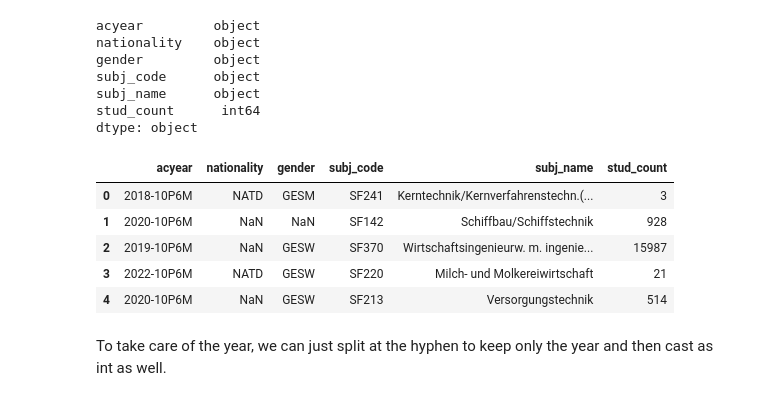
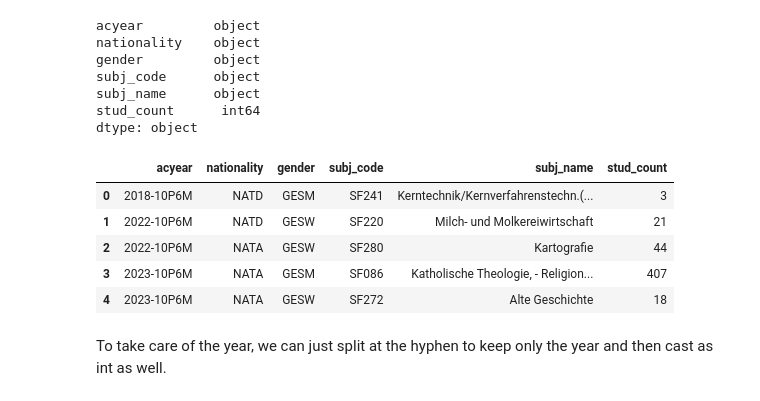
Before and after one commit to gfkpth/project-2-eda-sql, a Jupyter notebook: core_EDA.ipynb, the cells around one changed output. Saved outputs shown, nothing was run; the diff lists cells and outputs as text; code cells hidden in the pictures.

```diff
--- a/core_EDA.ipynb
+++ b/core_EDA.ipynb
@@ -35,8 +35,7 @@ import seaborn as sns
 # fields of study, all Germany 2018-2024
 # using the non-flat csv
 # https://www-genesis.destatis.de/datenbank/online/statistic/21311/table/21311-0003
-stud = pd.read_csv('./datasets/21311-0003_de_flat_2018-2024_GER.csv',sep=';')
-stud_nofl = pd.read_csv('./datasets/21311-0003_de_2018-2024_GER.csv',sep=';')
+stud = pd.read_csv('./datasets/raw/21311-0003_de_flat_allstudents.csv',sep=';')
 
 # for alternative table with data per state see:
 # https://www-genesis.destatis.de/datenbank/online/statistic/21311/table/21311-0006
@@ -149,4 +162,4 @@ colname_remap = {
 # %%
-df = stud.drop(remove_cols,axis='columns')
-df = df.rename(columns=colname_remap)
+st_all = stud.drop(remove_cols,axis='columns')
+st_all = st_all.rename(columns=colname_remap)
 # %%
@@ -173,7 +186,7 @@ df.loc[df.stud_count == '0']
 Currently, zero values are represented by '-', so we replace all instances of '-' by 0.
 # %%
 # replace all instances of '-' in stud_count by 0
-df.stud_count = df.stud_count.str.replace('-','0')
-df.loc[df.stud_count == '0']
+st_all.stud_count = st_all.stud_count.str.replace('-','0')
+st_all.loc[st_all.stud_count == '0']
 # %% [output]
 |  | acyear | nationality | gender | subj_code | subj_name | stud_count |
@@ -192,7 +205,7 @@ df.loc[df.stud_count == '0']
 # %%
 # now we can cast as type int
-df.stud_count = df.stud_count.astype(int)
-df.dtypes
+st_all.stud_count = st_all.stud_count.astype(int)
+st_all.dtypes
 # %% [output]
 acyear         object
 nationality    object
@@ -202,14 +215,14 @@ subj_name      object
 stud_count      int64
 dtype: object
 # %%
-df.head()
+st_all.head()
 # %% [output]
 |  | acyear | nationality | gender | subj_code | subj_name | stud_count |
 | 0 | 2018-10P6M | NATD | GESM | SF241 | Kerntechnik/Kernverfahrenstechn.(... | 3 |
-| 1 | 2020-10P6M | NaN | NaN | SF142 | Schiffbau/Schiffstechnik | 928 |
-| 2 | 2019-10P6M | NaN | GESW | SF370 | Wirtschaftsingenieurw. m. ingenie... | 15987 |
-| 3 | 2022-10P6M | NATD | GESW | SF220 | Milch- und Molkereiwirtschaft | 21 |
-| 4 | 2020-10P6M | NaN | GESW | SF213 | Versorgungstechnik | 514 |
+| 1 | 2022-10P6M | NATD | GESW | SF220 | Milch- und Molkereiwirtschaft | 21 |
+| 2 | 2022-10P6M | NATA | GESW | SF280 | Kartografie | 44 |
+| 3 | 2023-10P6M | NATA | GESM | SF086 | Katholische Theologie, - Religion... | 407 |
+| 4 | 2023-10P6M | NATA | GESW | SF272 | Alte Geschichte | 18 |
 # %% [markdown]
 To take care of the year, we can just split at the hyphen to keep only the year and then cast as int as well.
 # %%
```
Also changed, not shown: parts of 65 cells of this notebook, 11 other files.
